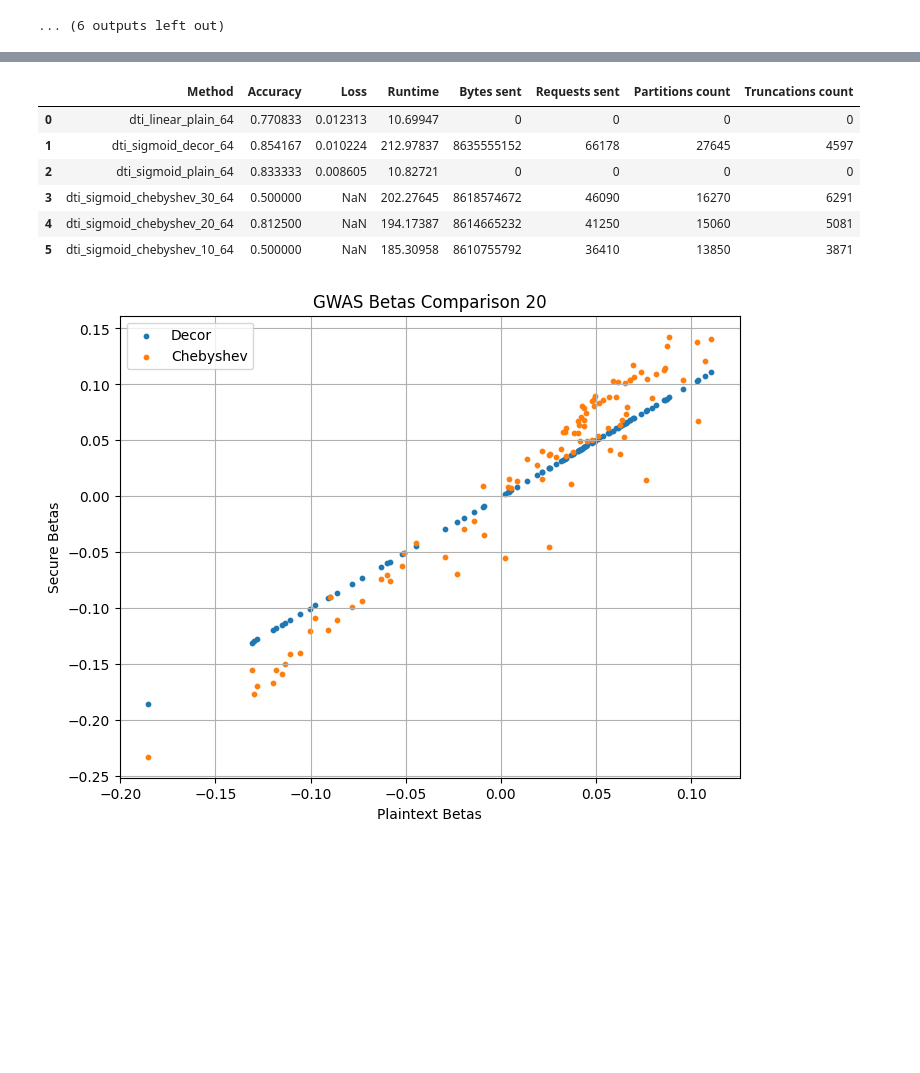
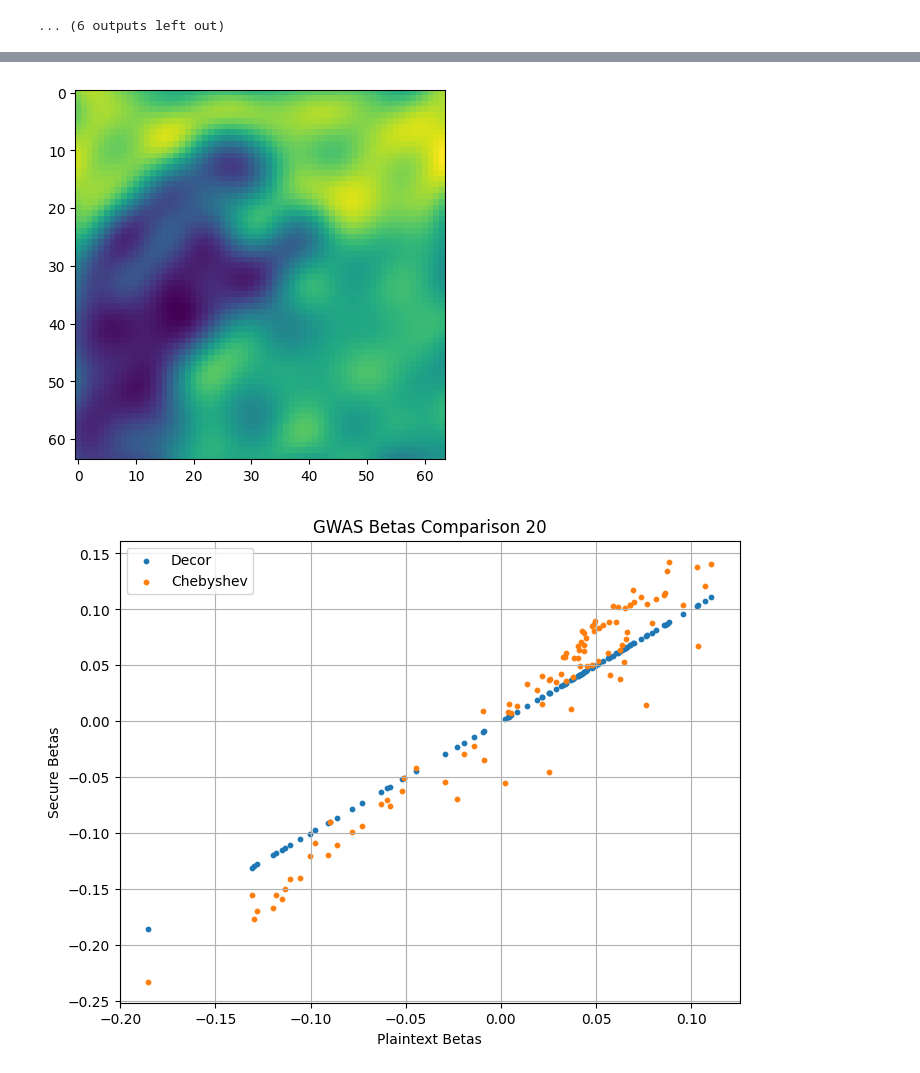
Before and after one commit to hcholab/decor, a Jupyter notebook: plots.ipynb, the cells around one changed output, grey strips where cells are left out. Saved outputs shown, nothing was run; the diff lists cells and outputs as text; code cells hidden in the pictures; blank space fills up the shorter version.

Commit message:
SIREN preliminarily done; Closes #60

```diff
--- a/plots.ipynb
+++ b/plots.ipynb
@@ -222,8 +222,9 @@ dump_folder = "dump"
 dump_files = [
     # "log_reg",
     # "mnist",
-    "dti",
-    # "gwas"
+    # "dti",
+    # "gwas",
+    "siren"
     ]
 nbit_fs = [64]
 cps = [0, 1]
@@ -242,6 +243,11 @@ df_data = {
 df_gwas_betas = {
     'Method': [],
     'Betas': []
+    }
+
+df_siren_images = {
+    'Method': [],
+    'Images': []
     }
 
 for dump_file in dump_files:
@@ -282,8 +288,12 @@ for dump_file in dump_files:
                         if dump_file == "gwas":
                             df_gwas_betas['Method'].append(f"{k}_betas_{nbit_f}")
                             df_gwas_betas['Betas'].append(data[f"{k}_betas"])
+                        if dump_file == "siren":
+                            df_siren_images['Method'].append(f"{k}_img_{nbit_f}")
+                            df_siren_images['Images'].append(data[f"{k}_img"])
             except FileNotFoundError:
                 print(f"Could not find {dump_folder}/{dump_file}_{nbit_f}_CP{cp}.p")
 
 e2e_df = pd.DataFrame(df_data)
 gwas_betas_df = pd.DataFrame(df_gwas_betas)
+siren_images_df = pd.DataFrame(df_siren_images)
@@ -290,13 +309,16 @@ gwas_betas_df = pd.DataFrame(df_gwas_betas)
 # %%
-e2e_df
+def get_img_by_method(method_name, df):
+    row = df[df['Method'] == method_name]
+    if not row.empty:
+        return row.iloc[0]['Images']
+    return None
-# %% [output]
-|  | Method | Accuracy | Loss | Runtime | Bytes sent | Requests sent | Partitions count | Truncations count |
-| 0 | dti_linear_plain_64 | 0.770833 | 0.012313 | 10.69947 | 0 | 0 | 0 | 0 |
-| 1 | dti_sigmoid_decor_64 | 0.854167 | 0.010224 | 212.97837 | 8635555152 | 66178 | 27645 | 4597 |
-| 2 | dti_sigmoid_plain_64 | 0.833333 | 0.008605 | 10.82721 | 0 | 0 | 0 | 0 |
-| 3 | dti_sigmoid_chebyshev_30_64 | 0.500000 | NaN | 202.27645 | 8618574672 | 46090 | 16270 | 6291 |
-| 4 | dti_sigmoid_chebyshev_20_64 | 0.812500 | NaN | 194.17387 | 8614665232 | 41250 | 15060 | 5081 |
-| 5 | dti_sigmoid_chebyshev_10_64 | 0.500000 | NaN | 185.30958 | 8610755792 | 36410 | 13850 | 3871 |
+# %%
+resolution = 64
+img = np.array(get_img_by_method("siren_decor_0_img_64", siren_images_df)).reshape(resolution, resolution)
+plt.imshow(img)
+plt.show()
+# %% [output]
+[figure, added]
 # %%
 def plot_scatter_baseline_refs(x, ys, labels=None, title="Scatter Plot", xlabel="X", ylabel="Y"):
     """
```
Also changed, not shown: parts of 1 cell of this notebook, 7 other files.
